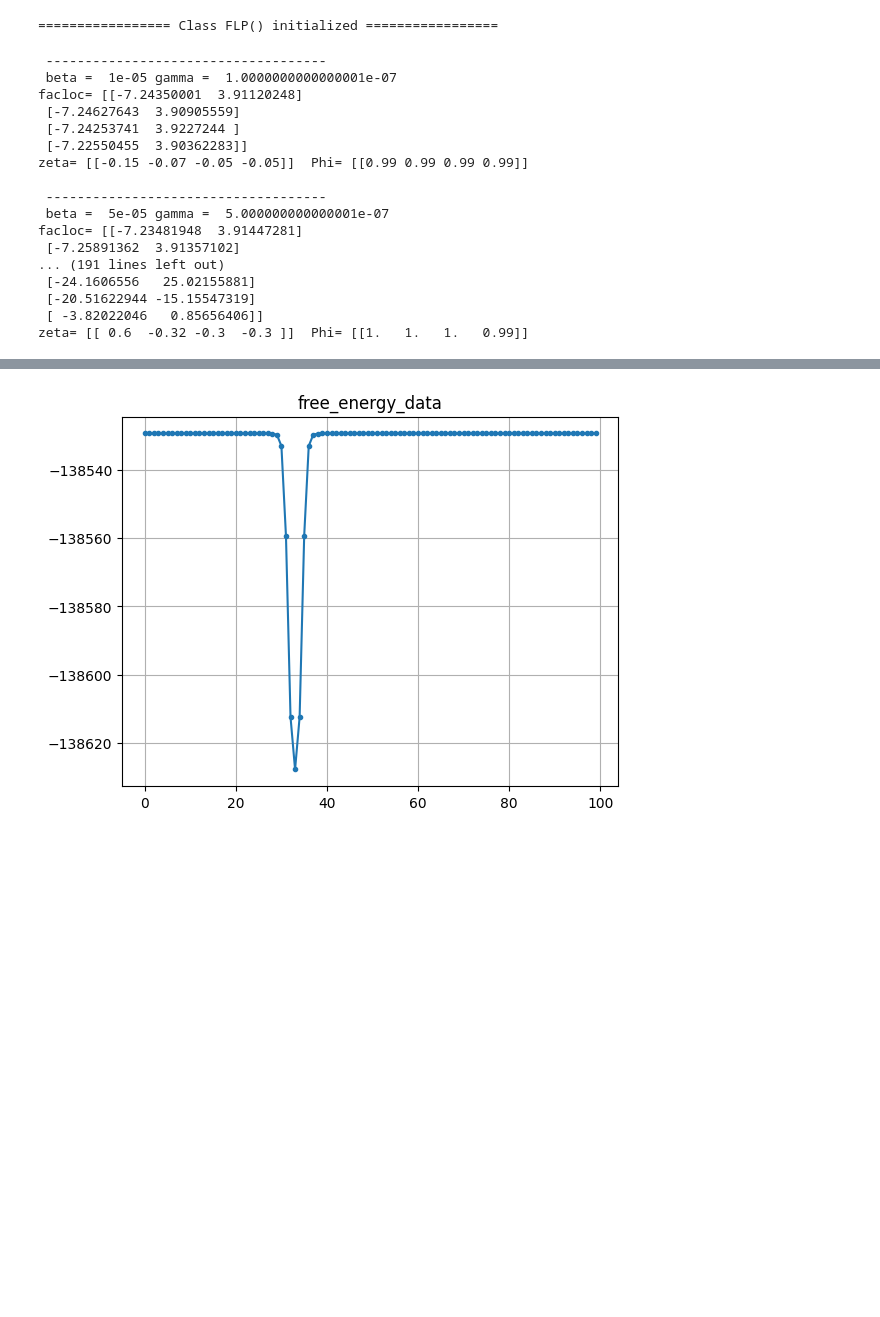
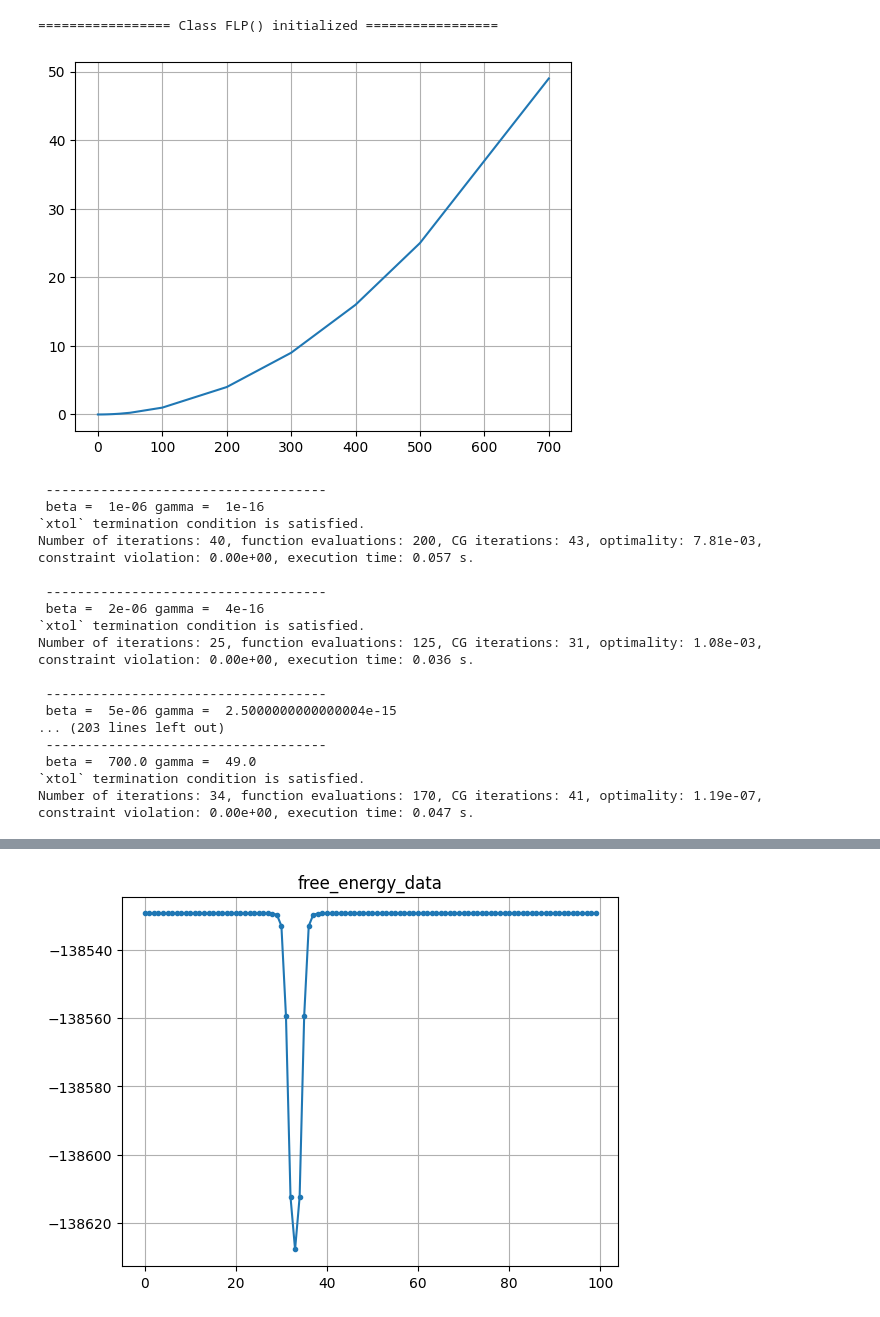
Before and after one commit to dt-1729/NASA_ULI, a Jupyter notebook: clustering_inequality_kldiv_explicit.ipynb, the cells around one changed output, grey strips where cells are left out. Cells and saved outputs as stored; diff of their text form; code cells hidden in the pictures; blank space fills up the shorter version.

```diff
--- a/clustering_inequality_kldiv_explicit.ipynb
+++ b/clustering_inequality_kldiv_explicit.ipynb
@@ -103,7 +103,7 @@ class FLP():
         # print('C = ' , C)
         # print('rho = ' , rho)
         # print('P-Probability = ', P)
-        C_from_P = np.reshape(np.dot(np.transpose(P), rho), (1, num_ineq))
+        C_from_P = np.reshape(np.dot(np.transpose(P), rho), (1, self.M))
         # print('rho shape = ', np.shape(rho))
         # print('P shape = ', np.shape(P))
         # print('C_from_P shape = ', np.shape(C_from_P))
@@ -135,10 +135,9 @@ class FLP():
         # first compute Phi-probabiltiies
         # zeta, nouse = self.ineq_cons(self.M, facLoc, P)
         zeta = self.cluster_mass_cons(P, C, rho, num_ineq) # inequality vectors, size : 1 x num_ineq
-        # print('zeta shape = ', np.shape(zeta))
-        ineq_exp_term = Theta/ (1-Theta) * np.exp(np.minimum(700, -beta * np.multiply(Lambda, np.tanh(gamma*zeta)))) # size : 1 x num_ineq
+        ineq_exp_term = Theta/(1-Theta)*np.exp(np.minimum(700, -beta * np.multiply(Lambda, np.tanh(gamma*zeta)))) # size : 1 x num_ineq
         Phi = ineq_exp_term / (1 + ineq_exp_term) # size : 1 x M
-        # Phi = 1 / (1 + np.exp(beta * np.multiply(Lambda, np.tanh(gamma*zeta))))
+        # Phi = 1 / (1 + np.exp(beta*Lambda*np.tanh(gamma*zeta)))
         # then compute P-probabilities
         D = self.association_cost_matrix(self.resLoc, facLoc, D_scaling) # size : N x M
         # print('D = ', D[2, :])
@@ -151,7 +150,7 @@ class FLP():
             np.multiply(Phi_tile, np.multiply(R, sech_term))
             ) # size : N x M
         D_eff_min = np.min(D_eff, axis=1, keepdims=True)
-        exp_term = np.exp(-beta*(D_eff - D_eff_min))
+        exp_term = np.exp(-beta*(D_eff-D_eff_min))
         # exp_term = np.maximum(1e-40, np.exp(np.minimum(700, -beta * D_eff))) # size : N x M
         sum_exp_term = np.kron(np.ones([1, self.M]),
                                np.sum(exp_term, axis = 1, keepdims=True)) # size : N x M
@@ -216,9 +215,8 @@ class FLP():
         sum_exp_term = np.sum(exp_term, axis = 1, keepdims=True) # size : N x 1
         # print('sum_exp_term = ', sum_exp_term[2, :])
         # print("zeta=" , zeta, " Phi=", Phi)
-        # ineq_exp_term = np.exp(beta * Lambda * np.tanh(gamma*zeta))
+        ineq_exp_term = np.exp(np.maximum(-400, np.minimum(400, beta*Lambda*np.tanh(gamma*zeta)))) # size : 1 x M
         # print('ineq_exp_term = ' , ineq_exp_term)
-        ineq_exp_term = np.exp(np.minimum(100, -beta * np.multiply(Lambda, np.tanh(gamma*zeta)))) # size : 1 x M
         t2 = time.time()
         # print('time taken for matrix computation and tiling = ', t2 - t1)
         # print('time taken for matrix computation w/o tiling = ', t2 - t_tile)
@@ -231,11 +229,11 @@ class FLP():
         t4 = time.time()
         # print('time taken for T1 computation = ', t4 - t3)
         # term 2 : beta log sum exp
-        T2 = -1/beta * np.dot(rho.T, np.log(sum_exp_term) - beta*min_D_eff)[0,0]
+        T2 = -1/beta*np.dot(rho.T,np.log(sum_exp_term)-beta*min_D_eff)[0,0]
         t5 = time.time()
         # print('time taken for T2 computation = ', t5 - t4)
         # term 3 : gamma log sum exp
-        T3 = -1/beta * np.sum(np.log(Theta*ineq_exp_term + 1-Theta) - beta * Lambda * np.tanh(gamma*zeta))
+        T3 = -1/beta*np.sum(np.log((1-Theta)*ineq_exp_term+Theta) + beta*Lambda*np.tanh(gamma*zeta))
         t6 = time.time()
         # print('time taken for T3 computation = ', t6 - t5)
 
@@ -449,60 +470,60 @@ zeta = flp.cluster_mass_cons(
 # %%
 # Annealing
 y = facLoc0.reshape(flp.d*flp.M) # initial facility locations
 P0 = flp.P
+plt.plot(curve1[:,0], curve1[:,1])
+plt.grid()
+plt.xlabel('')
+plt.show()
 
-# check class functions here
-# print(facLoc0)
-# Phi, P, side_vars = flp.gibbs_associations(facLoc0, flp.P, beta, gamma, Lambda,
-#                                            rho, R, C, num_ineq, D_scaling)
-# zeta=flp.cluster_mass_cons(flp.P, C, rho, num_ineq)
-# print("zeta=", zeta)
-# print("Phi=", Phi)
 for curve in curve1:
     beta, gamma = curve[0], curve[1]
     # optimize free energy w.r.t. facility locations
     print('\n ------------------------------------ \n', 'beta = ', beta, 'gamma = ' , gamma)
-    # print('beta = ', beta, 'gamma = ' , gamma)
     # using Powell method
-    res = minimize(flp.objective, y, method='powell',
-              args=(flp.P, beta, gamma, Lambda, Theta, R, rho, D_scaling, C, num_ineq, np.array([1, 1, 1])),
-              options={'xtol':1e-8, 'disp':0})
+    # res = minimize(flp.objective, y, method='powell',
+    #           args=(flp.P, beta, gamma, Lambda, Theta, R, rho, D_scaling, C, num_ineq, np.array([1, 1, 1])),
+    #           options={'xtol':1e-8, 'disp':0})
     # using Trust-constr method
-    # res = minimize(flp.objective, y, method='trust-constr', jac = '2-point', hess=SR1(),
-    #               args=(flp.P, beta, gamma, Lambda, R, rho, D_scaling, C, num_ineq, np.array([1, 1, 1])),
-    #               options={'xtol':1e-8, 'disp':0})
+    res = minimize(flp.objective, y, method='trust-constr', jac = '2-point', hess=SR1(),
+                  args=(flp.P, beta, gamma, Lambda, Theta, R, rho, D_scaling, C, num_ineq, np.array([1, 1, 1])),
+                  options={'xtol':1e-8, 'disp':1})
     # update facility locations and probability associations
     y = res['x'] + np.random.multivariate_normal(np.zeros(flp.M*flp.d), 0.0001*np.eye(flp.M*flp.d))
     # print('facLoc = ', y)
     flp.facLoc = y.reshape((flp.M, flp.d))
     flp.Phi, flp.P, diagnosis = flp.gibbs_associations(flp.facLoc, flp.P, beta, gamma, Lambda, Theta, rho, R, C, num_ineq, D_scaling)
     zeta = flp.cluster_mass_cons(flp.P, C, rho, num_ineq)
-    print("facloc=", flp.facLoc)
-    print("zeta=" , zeta, " Phi=", flp.Phi)
+    # print(zeta[0,0]+zeta[0,1])
+    # plot_flp(flp, N, M, resLoc, res_means, facLoc0, y.reshape((M, d)))
+    # plot_capacity_constr(flp, flp.P, C, rho, num_ineq)
+    # print("facloc=", flp.facLoc)
+    # print("zeta=" , zeta[0,0], " Phi=", flp.Phi[0,0])
     # plot_flp(flp, N, M, resLoc, res_means, facLoc0, y.reshape((M, d)))
     # print('facloc shape = ' , np.shape(flp.facLoc))
     # print('diagnosis D_eff = ' , diagnosis['D_eff'][2, :])
     # print('diagnosis D_eff_min = ' , diagnosis['D_eff_min'][2, :])
     # print('diagnosis exp_term = ', diagnosis['exp_term'][2, :])
     # print('diagnosis sum_exp_term = ', diagnosis['sum_exp_term'][2, :])
 # %% [output]
+[figure, added]
  ------------------------------------
- beta =  1e-05 gamma =  1.0000000000000001e-07
-facloc= [[-7.24350001  3.91120248]
- [-7.24627643  3.90905559]
- [-7.24253741  3.9227244 ]
- [-7.22550455  3.90362283]]
-zeta= [[-0.15 -0.07 -0.05 -0.05]]  Phi= [[0.99 0.99 0.99 0.99]]
+ beta =  1e-06 gamma =  1e-16
+`xtol` termination condition is satisfied.
+Number of iterations: 40, function evaluations: 200, CG iterations: 43, optimality: 7.81e-03, constraint violation: 0.00e+00, execution time: 0.057 s.
 
  ------------------------------------
- beta =  5e-05 gamma =  5.000000000000001e-07
-facloc= [[-7.23481948  3.91447281]
- [-7.25891362  3.91357102]
-... (191 lines left out)
- [-24.1606556   25.02155881]
- [-20.51622944 -15.15547319]
- [ -3.82022046   0.85656406]]
-zeta= [[ 0.6  -0.32 -0.3  -0.3 ]]  Phi= [[1.   1.   1.   0.99]]
+ beta =  2e-06 gamma =  4e-16
+`xtol` termination condition is satisfied.
+Number of iterations: 25, function evaluations: 125, CG iterations: 31, optimality: 1.08e-03, constraint violation: 0.00e+00, execution time: 0.036 s.
+
+ ------------------------------------
+ beta =  5e-06 gamma =  2.5000000000000004e-15
+... (203 lines left out)
+ ------------------------------------
+ beta =  700.0 gamma =  49.0
+`xtol` termination condition is satisfied.
+Number of iterations: 34, function evaluations: 170, CG iterations: 41, optimality: 1.19e-07, constraint violation: 0.00e+00, execution time: 0.047 s.
 # %%
 # Make the plots
 plot_flp(flp, N, M, resLoc, res_means, facLoc0, y.reshape((M, d)))
```
Also changed, not shown: parts of 5 cells of this notebook, 1 other file.
